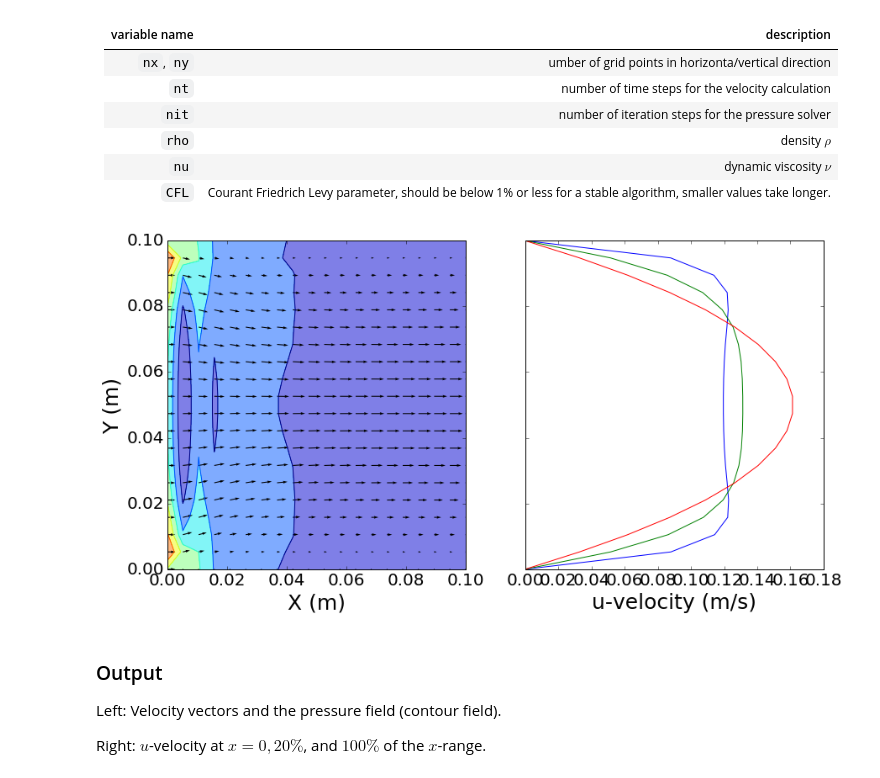
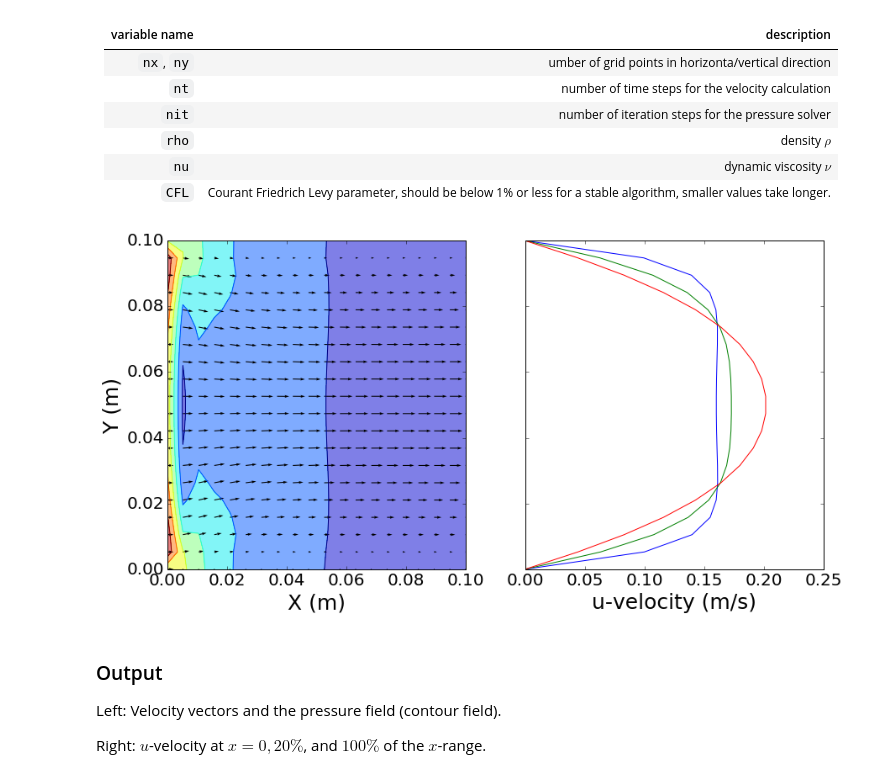
Before and after one commit to cdohl/ph3501, a Jupyter notebook: notebooks/13a_Navier Stokes example.ipynb, the cells around one changed output. Drawn from its saved outputs; the diff is of its cells as text; code cells hidden in the pictures.

```diff
--- a/notebooks/13a_Navier Stokes example.ipynb
+++ b/notebooks/13a_Navier Stokes example.ipynb
@@ -220,7 +220,7 @@ nx = 20    #number of grid points in horizontal direction
 ny = 20    #number of grid points in vertical direction
 xlen= 0.1  #physical length in horizontal direction in [m]
 ylen= 0.1  #physical length in vertical direction in [m]
-nt = 1000  #number of time steps each having length dt (see below)
+nt = 100  #number of time steps each having length dt (see below)
 nit = 100  #number of Poisson iterative steps
 
 dx = xlen/(nx-1)
@@ -231,36 +231,36 @@ X,Y = np.meshgrid(x, y)
 
 case='tubev'    #choose case, either 'tubep', 'tubev', or 'lid'
 Pleft=10000.      #pressure left for tube case [Pa]
 Pright=0.      #pressure right for tube case [Pa]
 Uwall=0.1      #velocity of the wall for the lid-case or the inlet velocity of tubev
 rho = 1000     #density of the liquid [kg/m^3]
-nu = 0.01       #kinematic viscosity [m^2/s]
-CFL = 0.001    #CFL number sufficientl small to be stable
+nu = 0.6       #kinematic viscosity [m^2/s]
+CFL = 0.0001    #CFL number sufficientl small to be stable
 
 dt = CFL * dx / Uwall
 
 u = np.zeros((ny, nx)) #velocity field arrays
 v = np.zeros((ny, nx))
 p = np.zeros((ny, nx)) #pressure field arrays
 b = np.zeros((ny, nx)) #this is needed for the Poisson solver
 
 #solve the Equations (1-3)
 u, v, p = NSFlow(nt, u, v, dt, dx, dy, p, rho, nu)
 
 #plot the results
 f, (ax1, ax2) = plt.subplots(1,2, sharey=True,figsize=(14,7),dpi=100);
 ax1.contourf(X, Y, p, alpha=0.5)
 ax1.contour(X, Y, p)
 ax1.quiver(X, Y, u, v)
 ax1.set_xlabel('X (m)',size=25);ax1.set_ylabel('Y (m)', size=25);
 ax1.tick_params(labelsize=20)
 ax1.set_xlim([0.,x[-1]])
 ax1.set_ylim([0.,y[-1]])
 ax2.plot(u[:,[1,int(nx*.2),nx-1]],y)
 ax2.set_xlabel(r'u-velocity (m/s)',size=25)
 ax2.tick_params(labelsize=20);
 # %% [output]
-[figure, old version]
+[figure, new version]
 # %% [markdown]
 ### Output
 
```
Also changed, not shown: 3 other files.
